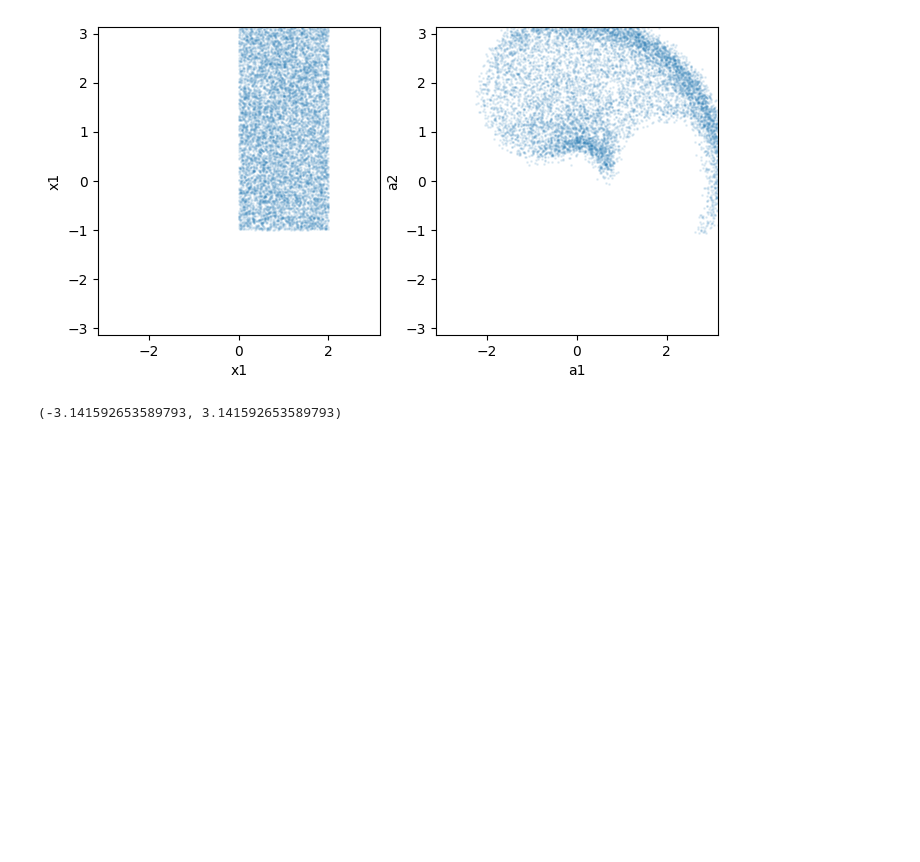
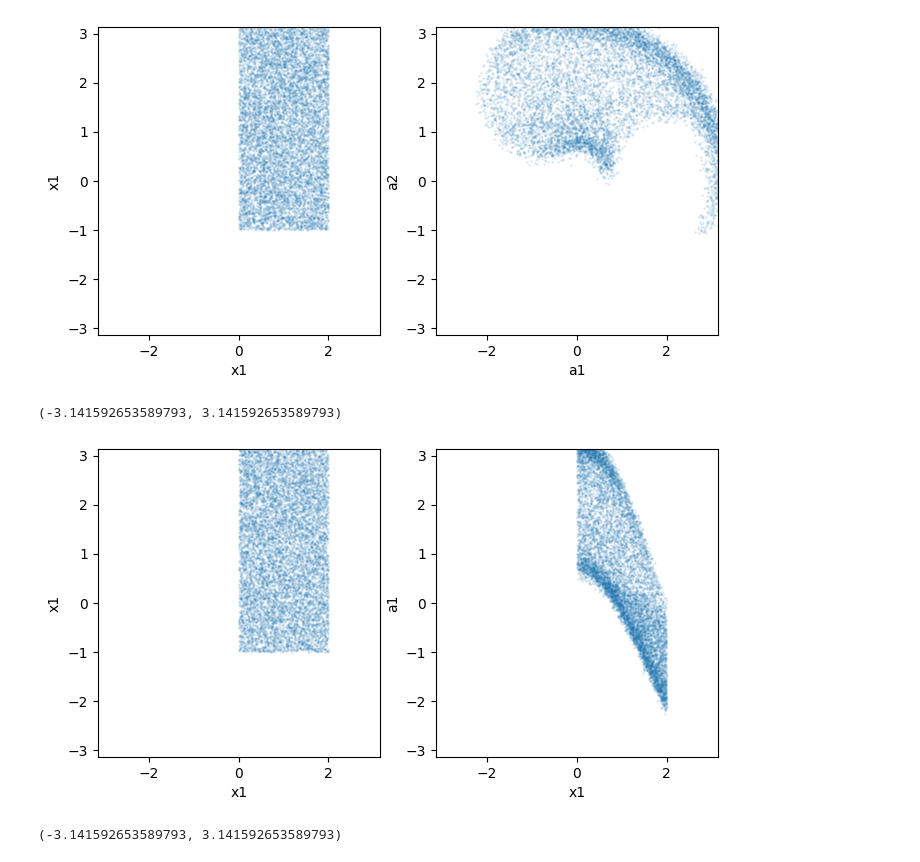
Before and after one commit to choisant/foundational-modeling, a Jupyter notebook: toy_experiment/data.ipynb, the cells around one changed output. Drawn from its saved outputs; the diff is of its cells as text; code cells hidden in the pictures; blank space fills up the shorter version.

```diff
--- a/toy_experiment/data.ipynb
+++ b/toy_experiment/data.ipynb
@@ -163,6 +185,41 @@ ax[1].set_ylim(-np.pi, np.pi)
 # %% [output]
 (-3.141592653589793, 3.141592653589793)
 [figure]
+# %%
+
+# Generate training data
+
+# Randomly sample from a subset of x1, x2:
+Nx = 10000
+x1_min = 0
+x1_max = 2
+x2_min = -1
+x2_max = np.pi
+x1 = np.array([random.uniform(x1_min, x1_max) for i in range(Nx)])
+x2 = np.array([random.uniform(x2_min, x2_max) for i in range(Nx)])
+
+# Get robot arm value
+a1, a2 = robot_arm(x1, x2)
+
+# Add noise to the data
+
+noise1 = np.random.normal(0,0.1,len(a1))
+a1 = a1 + noise1
+
+fig, ax = plt.subplots(nrows = 1, ncols = 2, figsize = (8, 4))
+ax[0].scatter(x1, x2, s=1, alpha=0.1)
+ax[0].set_xlabel("x1")
+ax[0].set_ylabel("x1")
+ax[0].set_xlim(-np.pi, np.pi)
+ax[0].set_ylim(-np.pi, np.pi)
+ax[1].scatter(x1, a1, s=1, alpha=0.1)
+ax[1].set_xlabel("x1")
+ax[1].set_ylabel("a1")
+ax[1].set_xlim(-np.pi, np.pi)
+ax[1].set_ylim(-np.pi, np.pi)
+# %% [output]
+(-3.141592653589793, 3.141592653589793)
+[figure, added]
 # %%
 
 # Generate training data
```
Also changed, not shown: parts of 2 cells of this notebook.
